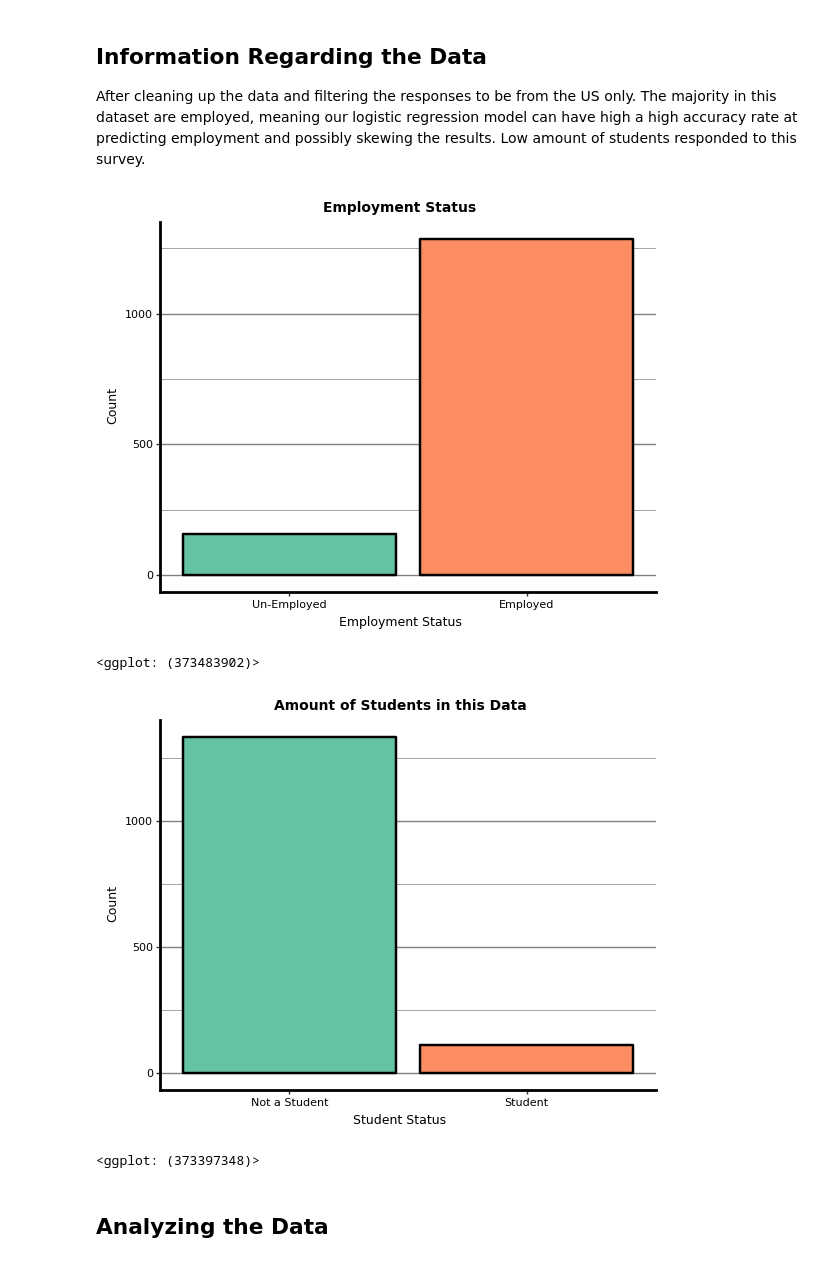
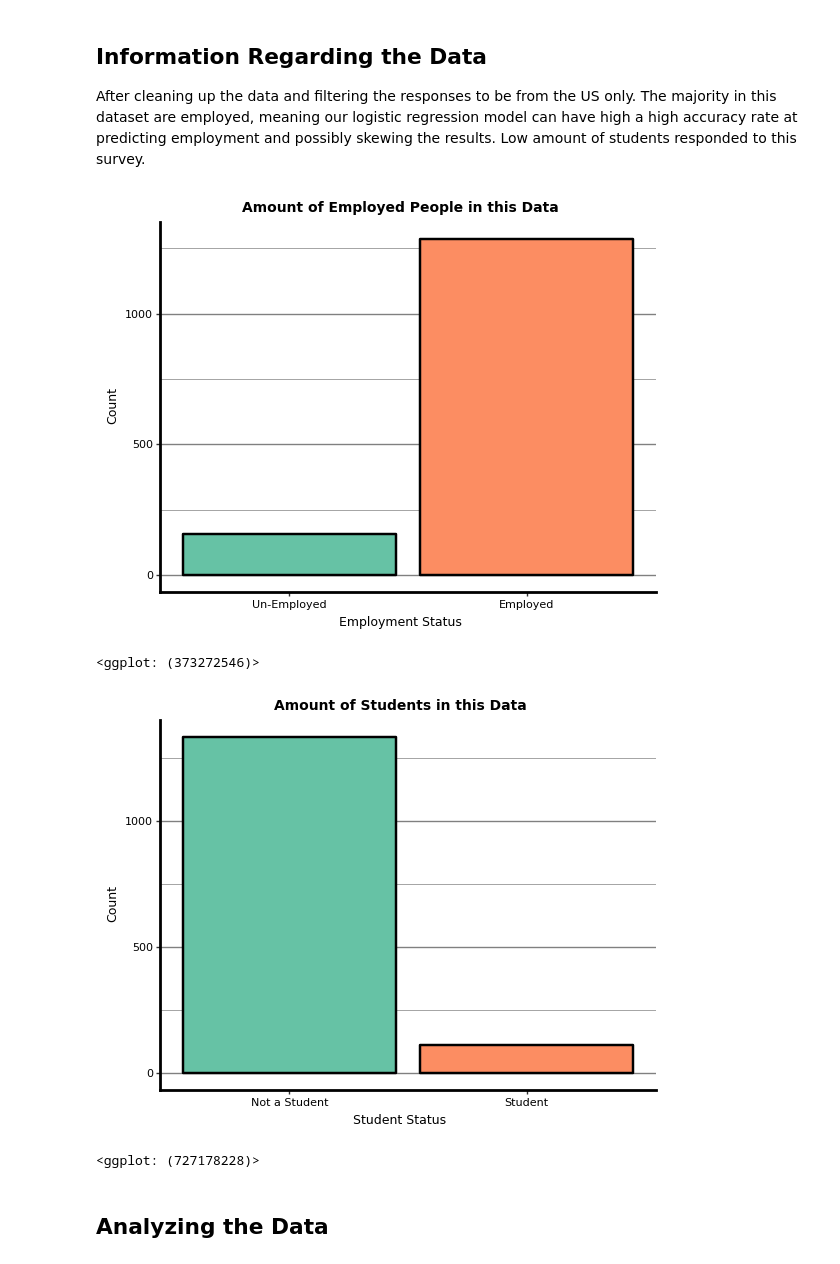
Before and after one commit to arell110/CPSC_392_Final_Project, a Jupyter notebook: Code/finalProject.ipynb, the cells around one changed output. Cells and saved outputs as stored; diff of their text form; code cells hidden in the pictures.

```diff
--- a/Code/finalProject.ipynb
+++ b/Code/finalProject.ipynb
@@ -72,7 +72,7 @@ df['CompensationAmount'] = df['CompensationAmount'].apply(lambda x: int(float(x.
 # Simplifying labels
 df['FormalEducation'] = df['FormalEducation'].replace('I did not complete any formal education past high school', 'high_school')
 df['FormalEducation'] = df['FormalEducation'].replace('Some college/university study without earning a bachelor\'s degree', 'some_college')
-df['FormalEducation'] = df['FormalEducation'].replace('Professional degree', 'professional')
+df['FormalEducation'] = df['FormalEducation'].replace('Professional degree', 'professional_degree')
 df['FormalEducation'] = df['FormalEducation'].replace('Bachelor\'s degree', 'bachelors')
 df['FormalEducation'] = df['FormalEducation'].replace('Master\'s degree', 'masters')
 df['FormalEducation'] = df['FormalEducation'].replace('Doctoral degree', 'PhD')
@@ -110,27 +110,27 @@ After cleaning up the data and filtering the responses to be from the US only. T
 # %%
 (ggplot(df, aes(x = "isEmployed", fill = "factor(isEmployed)"))
     + geom_bar(color = "black", size = 1)
-    + ggtitle("Employment Status")
+    + ggtitle("Amount of Employed People in this Data")
     + labs(x = "Employment Status", y = "Count")
     + scale_x_continuous(breaks = (0,1), labels = ['Un-Employed', 'Employed'])
     + scale_fill_brewer(type ='qual', palette='Set2')
     + theme( # Customizes grid
         axis_line = element_line(size = 2, color = "black"),
         panel_border = element_blank(),
         panel_background = element_blank(),
         panel_grid_major_y = element_line(color = "gray", size = 1),
         panel_grid_minor_y = element_line(color = "gray", size = 0.5),
     )
     + theme( # Customizes text
         plot_title = element_text(size = 10, face = "bold"),
         text = element_text(size = 9),
         axis_text_x = element_text(color="black", size = 8),
         axis_text_y = element_text(color="black", size = 8),
         legend_position = "none",
 ))
 # %% [output]
-[figure, old version]
+[figure, new version]
-<ggplot: (373483902)>
+<ggplot: (373272546)>
 # %%
 (ggplot(df, aes(x = "StudentStatus", fill = "factor(StudentStatus)"))
     + geom_bar(color = "black", size = 1)
@@ -154,7 +154,7 @@ After cleaning up the data and filtering the responses to be from the US only. T
 ))
 # %% [output]
 [figure]
-<ggplot: (373397348)>
+<ggplot: (727178228)>
 # %% [markdown]
 ## Analyzing the Data
 # %%
```
Also changed, not shown: parts of 16 cells of this notebook, 13 other files.
